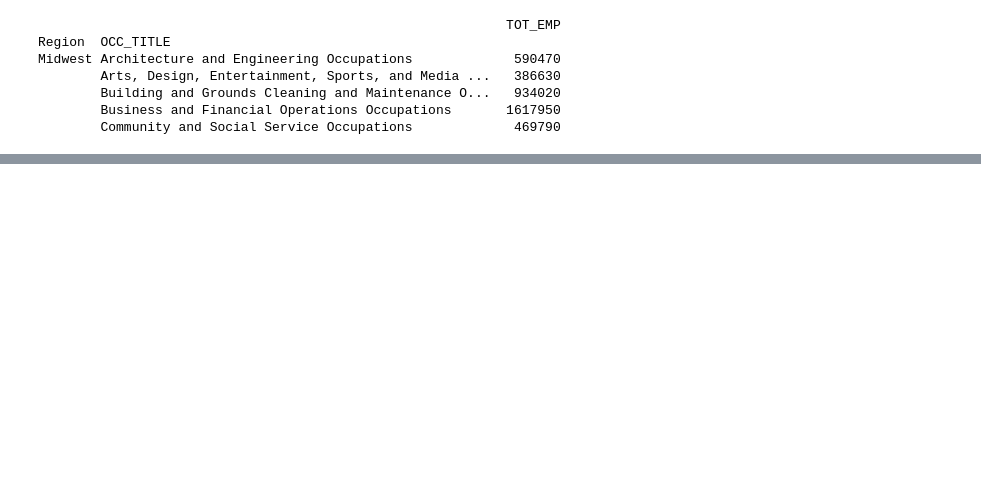
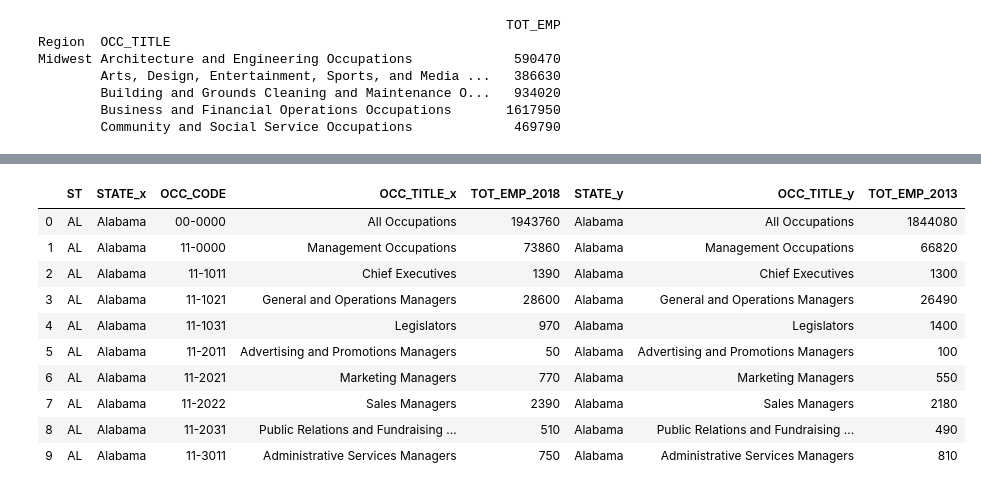
Before and after one commit to rubywyest/ProjectOneRepo, a Jupyter notebook: Coding/Coding_RM.ipynb, the cells around one changed output, grey strips where cells are left out. Drawn from its saved outputs; the diff is of its cells as text; code cells hidden in the pictures; blank space fills up the shorter version.

```diff
--- a/Coding/Coding_RM.ipynb
+++ b/Coding/Coding_RM.ipynb
@@ -149,0 +207,15 @@ plt.show()
+# %%
+# let's get 2013 and 2018 data for OCC_GROUP (minor (computer and mathematical Occ))
+
+# Get data for 2013 group by major and occupation code for computer and Mathematical Occ (IT)
+state_data = pd.read_excel("../Resources/state_M2013_dl.xls")
+#state_data = state_data[state_data["GROUP"] == "major"]
+#state_data = state_data[state_data["OCC_CODE"] == "15-0000"]
+state_data_2013 = pd.DataFrame(state_data)
+
+# Get data for 2018 group by major and occupation code for computer and Mathematical Occ (IT)
+state_data = state_region_data
+#pd.read_excel("../Resources/state_M2018_dl.xlsx")
+#state_data = state_data[state_data["OCC_GROUP"] == "major"]
+#state_data = state_data[state_data["OCC_CODE"] == "15-0000"]
+state_data_2018 = pd.DataFrame(state_data)
@@ -149,0 +244,8 @@ plt.show()
+# %%
+#lets get difference in 2013 vs 2018
+
+state_data_2013_selected = state_data_2013.iloc[:, [1,2,3,4,6]]
+state_data_2013_selected.head()
+
+state_data_2018_selected = state_data_2018.iloc[:, [1,2,3,4,6]]
+state_data_2018_selected.head()
@@ -149,0 +259,20 @@ plt.show()
+# %%
+# Column Renaming
+state_data_2013_selected.rename(columns={"TOT_EMP": "TOT_EMP_2013"}, inplace=True)
+state_data_2018_selected = state_data_2018_selected.rename(columns={"TOT_EMP": "TOT_EMP_2018"})
+
+# Merge the files for 2018 and 2013
+state_data_selected = state_data_2018_selected.merge(state_data_2013_selected, how="inner", on=["ST", "OCC_CODE"])
+state_data_selected.head(10)
+# %% [output]
+|  | ST | STATE_x | OCC_CODE | OCC_TITLE_x | TOT_EMP_2018 | STATE_y | OCC_TITLE_y | TOT_EMP_2013 |
+| 0 | AL | Alabama | 00-0000 | All Occupations | 1943760 | Alabama | All Occupations | 1844080 |
+| 1 | AL | Alabama | 11-0000 | Management Occupations | 73860 | Alabama | Management Occupations | 66820 |
+| 2 | AL | Alabama | 11-1011 | Chief Executives | 1390 | Alabama | Chief Executives | 1300 |
+| 3 | AL | Alabama | 11-1021 | General and Operations Managers | 28600 | Alabama | General and Operations Managers | 26490 |
+| 4 | AL | Alabama | 11-1031 | Legislators | 970 | Alabama | Legislators | 1400 |
+| 5 | AL | Alabama | 11-2011 | Advertising and Promotions Managers | 50 | Alabama | Advertising and Promotions Managers | 100 |
+| 6 | AL | Alabama | 11-2021 | Marketing Managers | 770 | Alabama | Marketing Managers | 550 |
+| 7 | AL | Alabama | 11-2022 | Sales Managers | 2390 | Alabama | Sales Managers | 2180 |
+| 8 | AL | Alabama | 11-2031 | Public Relations and Fundraising ... | 510 | Alabama | Public Relations and Fundraising ... | 490 |
+| 9 | AL | Alabama | 11-3011 | Administrative Services Managers | 750 | Alabama | Administrative Services Managers | 810 |
```
Also changed, not shown: parts of 44 cells of this notebook, 10 other files.
